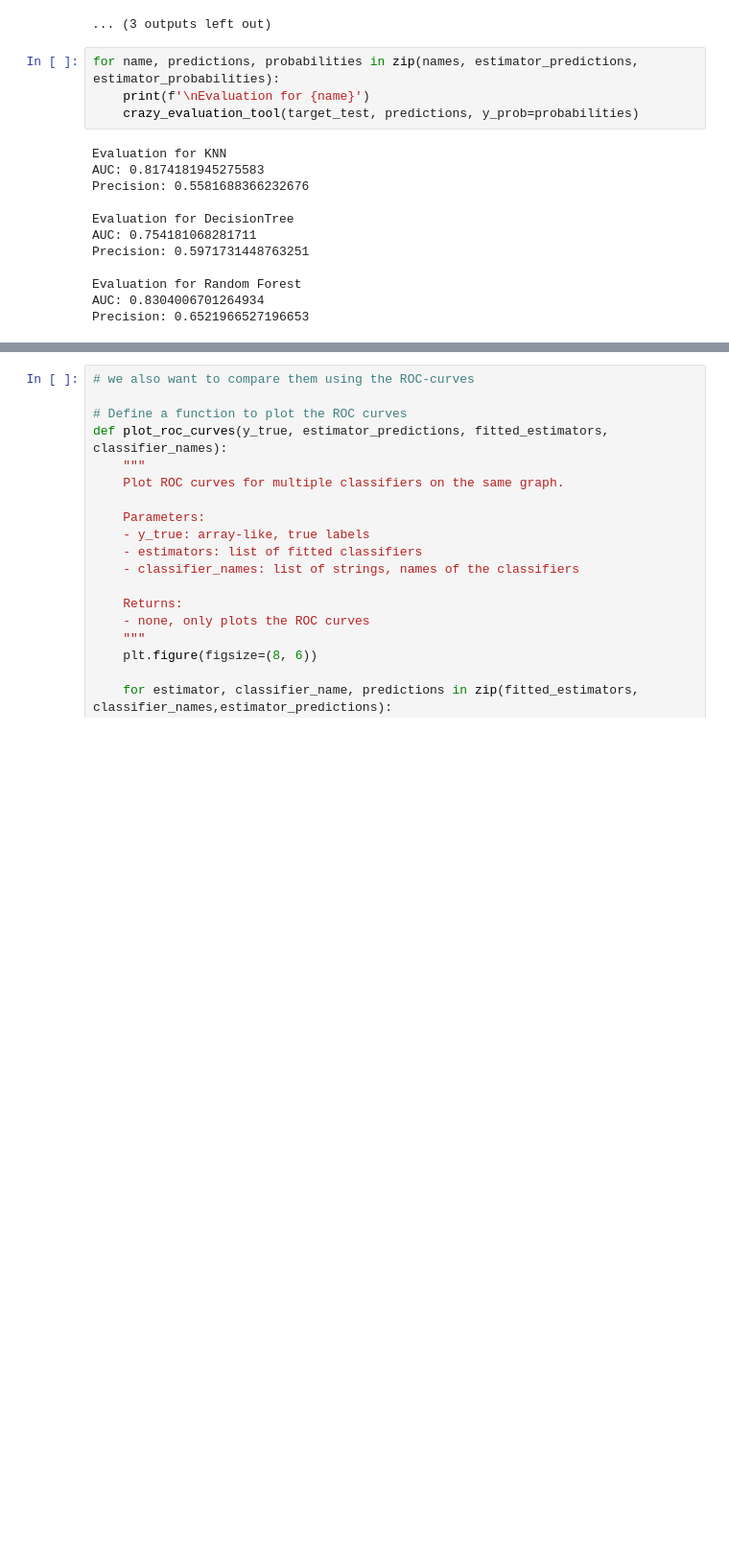
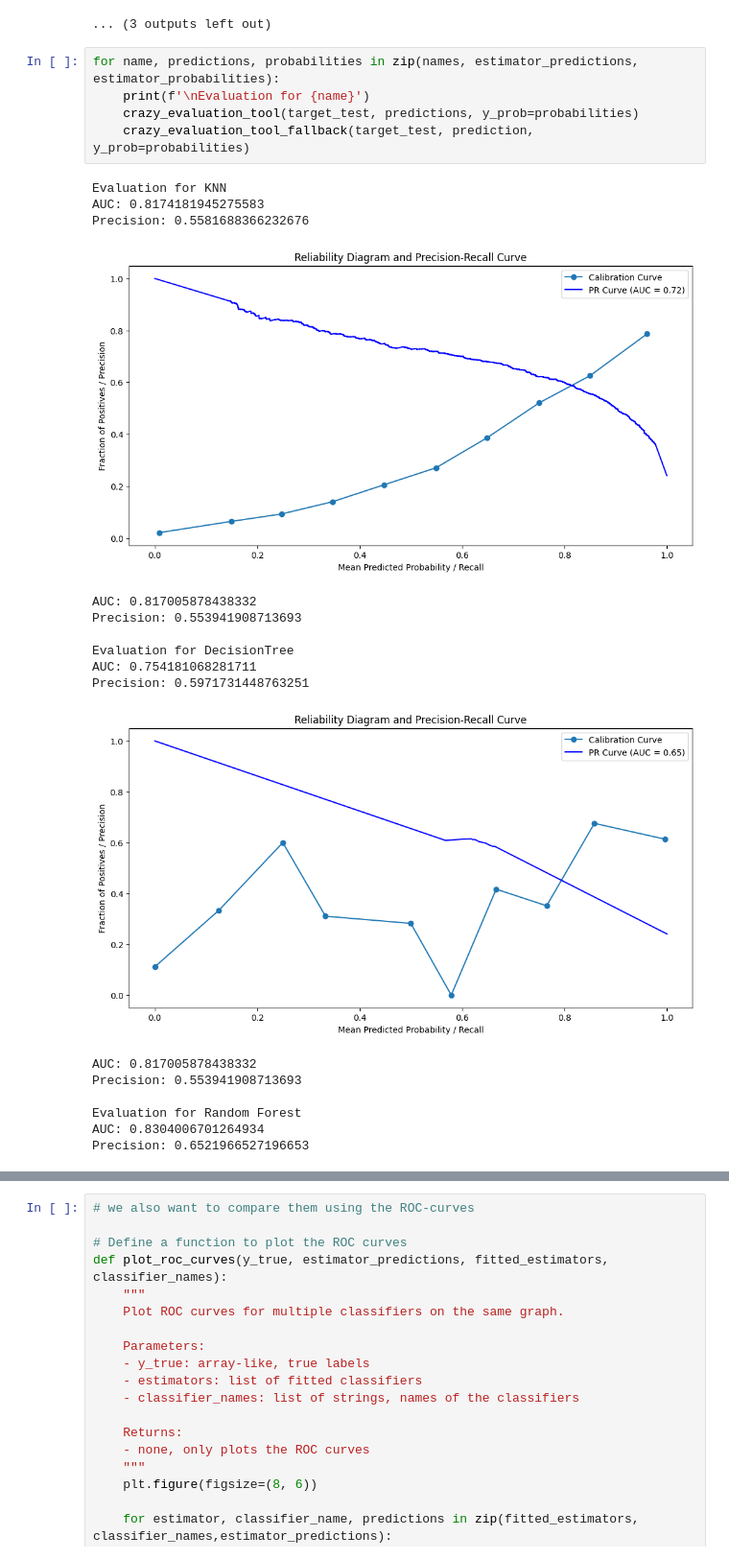
Before and after one commit to SamuelSonnenwald/GuteGruppeML, a Jupyter notebook: ML Group 2/ML_Group_2_EDA.ipynb, the cells around one changed output, grey strips where cells are left out. Shown at 96% size. Drawn from its saved outputs; the diff is of its cells as text; blank space fills up the shorter version.

Commit message:
Precision Recall Browser Fix

```diff
--- a/ML Group 2/ML_Group_2_EDA.ipynb
+++ b/ML Group 2/ML_Group_2_EDA.ipynb
@@ -512,16 +558,23 @@ Training started for Random Forest
 # %%
 for name, predictions, probabilities in zip(names, estimator_predictions, estimator_probabilities):
     print(f'\nEvaluation for {name}')
     crazy_evaluation_tool(target_test, predictions, y_prob=probabilities)
+    crazy_evaluation_tool_fallback(target_test, prediction, y_prob=probabilities)
 # %% [output]
 Evaluation for KNN
 AUC: 0.8174181945275583
 Precision: 0.5581688366232676
-
-Evaluation for DecisionTree
-AUC: 0.754181068281711
-Precision: 0.5971731448763251
-
-Evaluation for Random Forest
-AUC: 0.8304006701264934
-Precision: 0.6521966527196653
+[figure, added]
+AUC: 0.817005878438332
+Precision: 0.553941908713693
+
+Evaluation for DecisionTree
+AUC: 0.754181068281711
+Precision: 0.5971731448763251
+[figure, added]
+AUC: 0.817005878438332
+Precision: 0.553941908713693
+
+Evaluation for Random Forest
+AUC: 0.8304006701264934
+Precision: 0.6521966527196653
```
Also changed, not shown: parts of 2 cells of this notebook.
